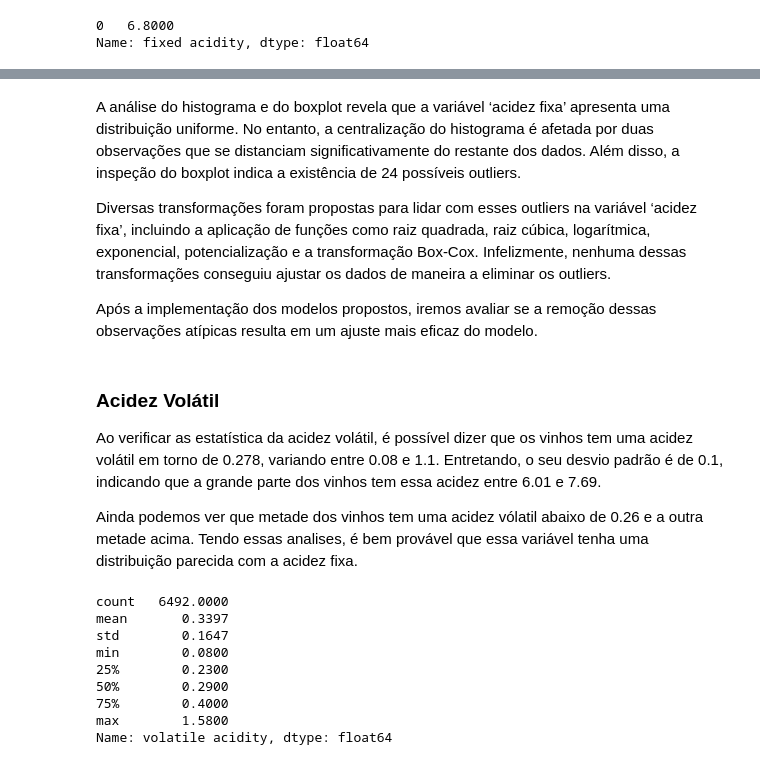
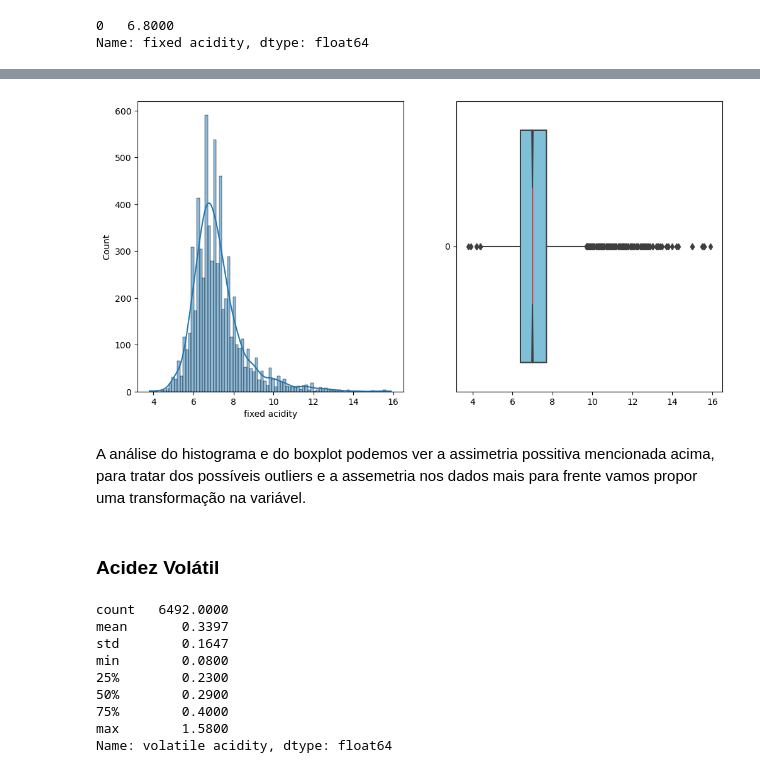
Before and after one commit to gabrieldadcarvalho/machine_learning, a Jupyter notebook: wine_quality/analitic_wine.ipynb, the cells around one changed output, grey strips where cells are left out. Drawn from its saved outputs; the diff is of its cells as text; code cells hidden in the pictures.

```diff
--- a/wine_quality/analitic_wine.ipynb
+++ b/wine_quality/analitic_wine.ipynb
@@ -174,14 +162,19 @@ plt.show()
-# %% [markdown]
-A análise do histograma e do boxplot revela que a variável ‘acidez fixa’ apresenta uma distribuição uniforme. No entanto, a centralização do histograma é afetada por duas observações que se distanciam significativamente do restante dos dados. Além disso, a inspeção do boxplot indica a existência de 24 possíveis outliers.
-
-Diversas transformações foram propostas para lidar com esses outliers na variável ‘acidez fixa’, incluindo a aplicação de funções como raiz quadrada, raiz cúbica, logarítmica, exponencial, potencialização e a transformação Box-Cox. Infelizmente, nenhuma dessas transformações conseguiu ajustar os dados de maneira a eliminar os outliers.
-
-Após a implementação dos modelos propostos, iremos avaliar se a remoção dessas observações atípicas resulta em um ajuste mais eficaz do modelo.
-# %% [markdown]
-### Acidez Volátil
-Ao verificar as estatística da acidez volátil, é possível dizer que os vinhos tem uma acidez volátil em torno de 0.278, variando entre 0.08 e 1.1. Entretando, o seu desvio padrão é de 0.1, indicando que a grande parte dos vinhos tem essa acidez entre 6.01 e 7.69.
-
-Ainda podemos ver que metade dos vinhos tem uma acidez vólatil abaixo de 0.26 e a outra metade acima. Tendo essas analises, é bem provável que essa variável tenha uma distribuição parecida com a acidez fixa.
+# %%
+# Criação do grafico histograma para a variável 'fixed acidity'
+plt.figure(figsize=(12, 6))
+plt.subplot(1, 2, 1)
+sns.histplot(x["fixed acidity"], kde=True)
+plt.subplot(1, 2, 2)
+sns.boxplot(x["fixed acidity"],  orient='h',    notch=True, showcaps=False,
+    boxprops={"facecolor": (0, .5, .7, .5)},
+    medianprops={"color": "r", "linewidth": 1})
+plt.show()
+# %% [output]
+[figure, added]
+# %% [markdown]
+A análise do histograma e do boxplot podemos ver a assimetria possitiva mencionada acima, para tratar dos possíveis outliers e a assemetria nos dados mais para frente vamos propor uma transformação na variável.
+# %% [markdown]
+### Acidez Volátil
 # %%
 x["volatile acidity"].describe()
 # %% [output]
```
Also changed, not shown: parts of 43 cells of this notebook.
